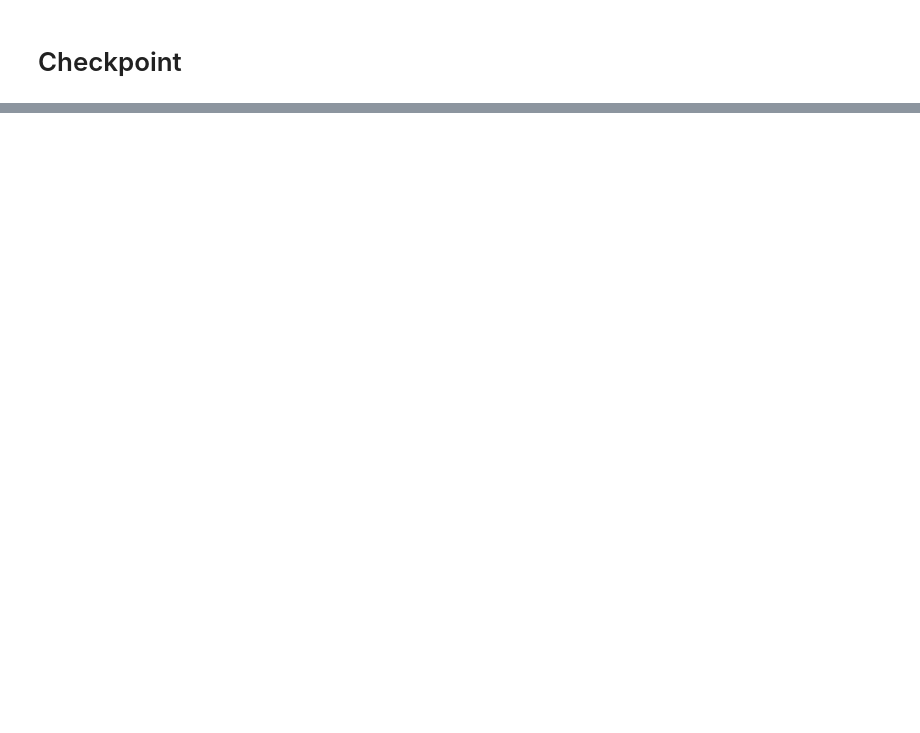
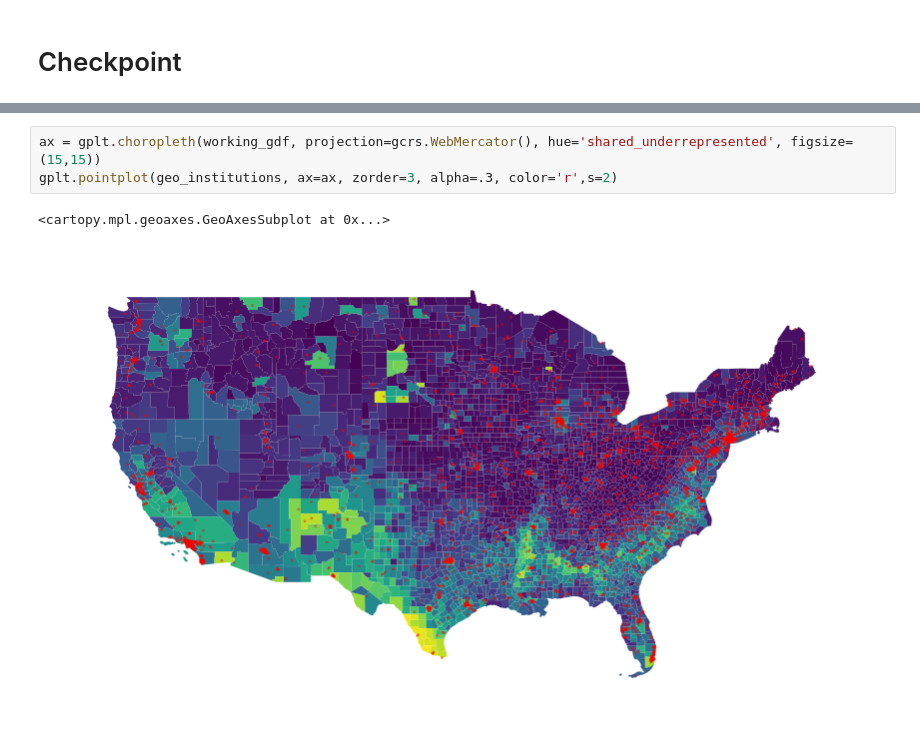
Before and after one commit to edterrell/geospatial-public-policy-analysis-with-geopandas, a Jupyter notebook: notebooks/RQ1.ipynb, the cells around one changed output, grey strips where cells are left out. Drawn from its saved outputs; the diff is of its cells as text; blank space fills up the shorter version.

```diff
--- a/notebooks/RQ1.ipynb
+++ b/notebooks/RQ1.ipynb
@@ -367,0 +437,6 @@ subset_counties_df.geoid.astype(str).str.zfill(5)
+# %%
+ax = gplt.choropleth(working_gdf, projection=gcrs.WebMercator(), hue='shared_underrepresented', figsize= (15,15))
+gplt.pointplot(geo_institutions, ax=ax, zorder=3, alpha=.3, color='r',s=2)
+# %% [output]
+<cartopy.mpl.geoaxes.GeoAxesSubplot at 0x...>
+[figure, added]
```
Also changed, not shown: parts of 29 cells of this notebook.
